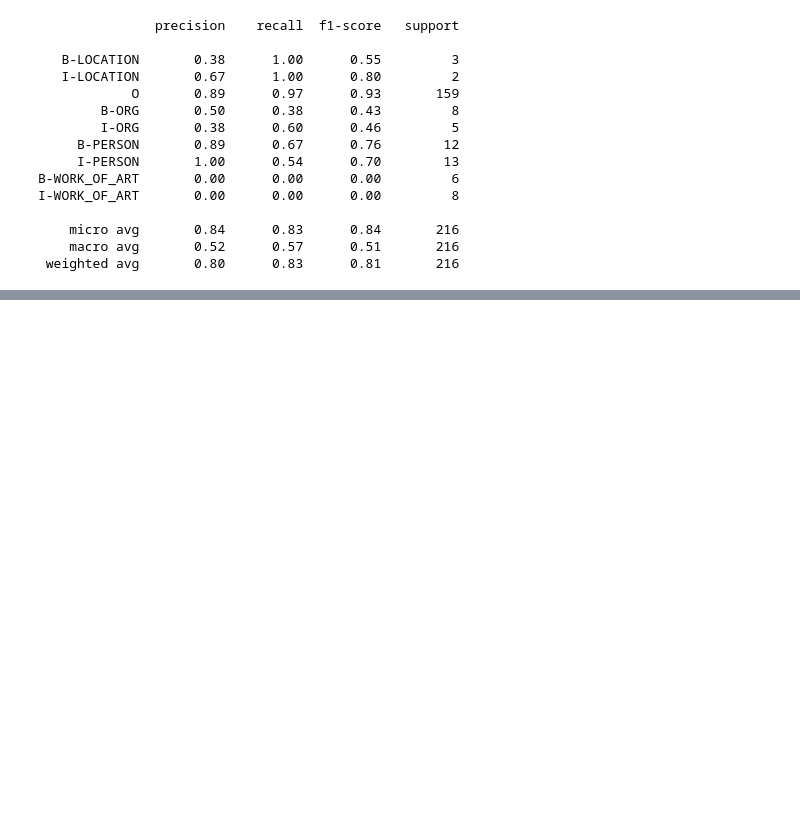
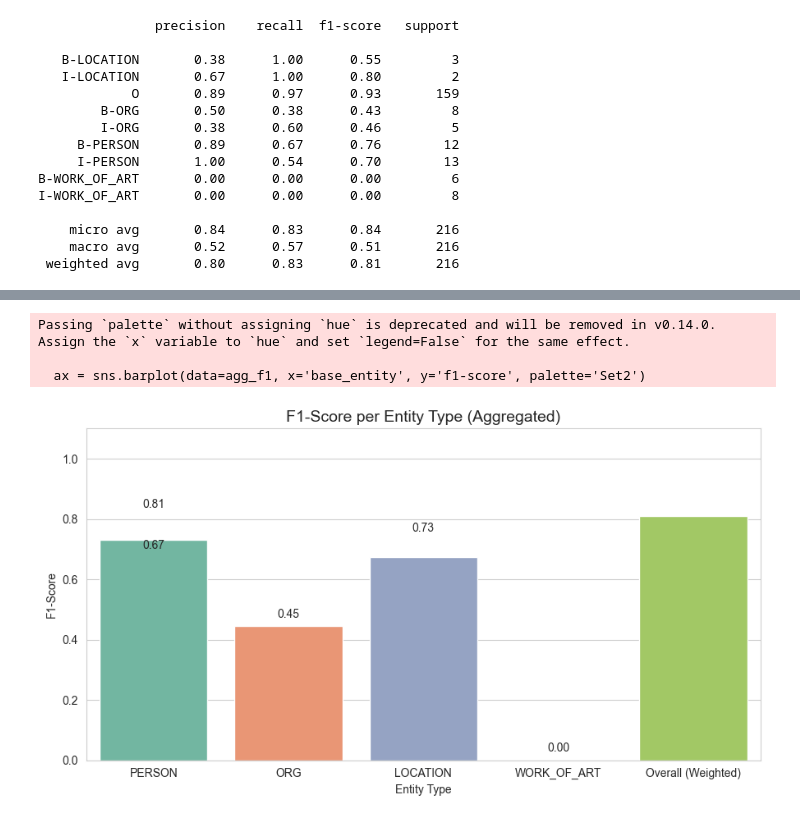
Before and after one commit to cedriclyh/tm_g18, a Jupyter notebook: NERC_analysis.ipynb, the cells around one changed output, grey strips where cells are left out. Drawn from its saved outputs; the diff is of its cells as text; code cells hidden in the pictures; blank space fills up the shorter version.

```diff
--- a/NERC_analysis.ipynb
+++ b/NERC_analysis.ipynb
@@ -192,0 +359,49 @@ I-WORK_OF_ART       0.00      0.00      0.00         8
+# %%
+# Computing F1-scores visualization
+# Generate classification report
+report_dict = classification_report(flat_y_test, flat_y_pred, output_dict=True, zero_division=0)
+df = pd.DataFrame(report_dict).transpose().reset_index().rename(columns={'index': 'label'})
+
+# Clean tag names: B-ORG → ORG, etc.
+df['base_entity'] = df['label'].apply(lambda x: re.sub(r'^[BI]-', '', x) if '-' in x else x)
+
+# Only keep the 4 desired entity types
+entity_types = ['ORG', 'PERSON', 'LOCATION', 'WORK_OF_ART']
+filtered = df[df['base_entity'].isin(entity_types)]
+
+# Group by base entity and get mean F1
+agg_f1 = filtered.groupby('base_entity')['f1-score'].mean().reset_index()
+
+# Add weighted average
+weighted_f1 = report_dict['weighted avg']['f1-score']
+agg_f1 = pd.concat([
+    agg_f1,
+    pd.DataFrame({'base_entity': ['Overall (Weighted)'], 'f1-score': [weighted_f1]})
+])
+
+# Sort for visual order
+entity_order = ['PERSON', 'ORG', 'LOCATION', 'WORK_OF_ART', 'Overall (Weighted)']
+agg_f1['base_entity'] = pd.Categorical(agg_f1['base_entity'], categories=entity_order, ordered=True)
+agg_f1 = agg_f1.sort_values('base_entity')
+
+# Plot with text labels
+plt.figure(figsize=(9, 5))
+sns.set_style("whitegrid")
+ax = sns.barplot(data=agg_f1, x='base_entity', y='f1-score', palette='Set2')
+
+# Annotate bars
+for i, row in agg_f1.iterrows():
+    ax.text(i, row['f1-score'] + 0.02, f"{row['f1-score']:.2f}", ha='center', va='bottom', fontsize=10)
+
+# Chart formatting
+plt.title('F1-Score per Entity Type (Aggregated)', fontsize=14)
+plt.ylabel('F1-Score')
+plt.xlabel('Entity Type')
+plt.ylim(0, 1.1)
+plt.tight_layout()
+plt.show()
+# %% [output]
+Passing `palette` without assigning `hue` is deprecated and will be removed in v0.14.0. Assign the `x` variable to `hue` and set `legend=False` for the same effect.
+
+  ax = sns.barplot(data=agg_f1, x='base_entity', y='f1-score', palette='Set2')
+[figure, added]
```
Also changed, not shown: parts of 7 cells of this notebook.
